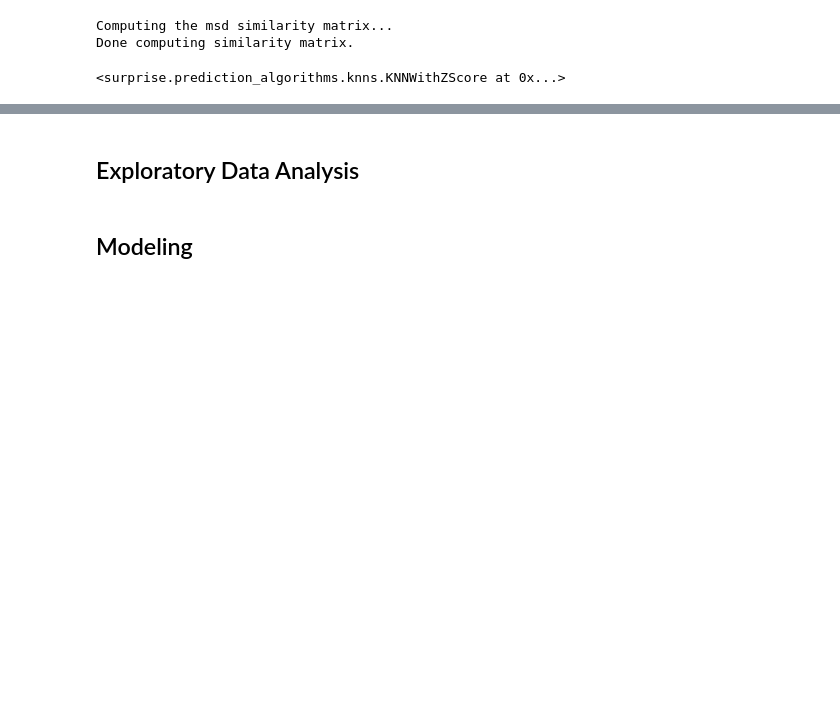
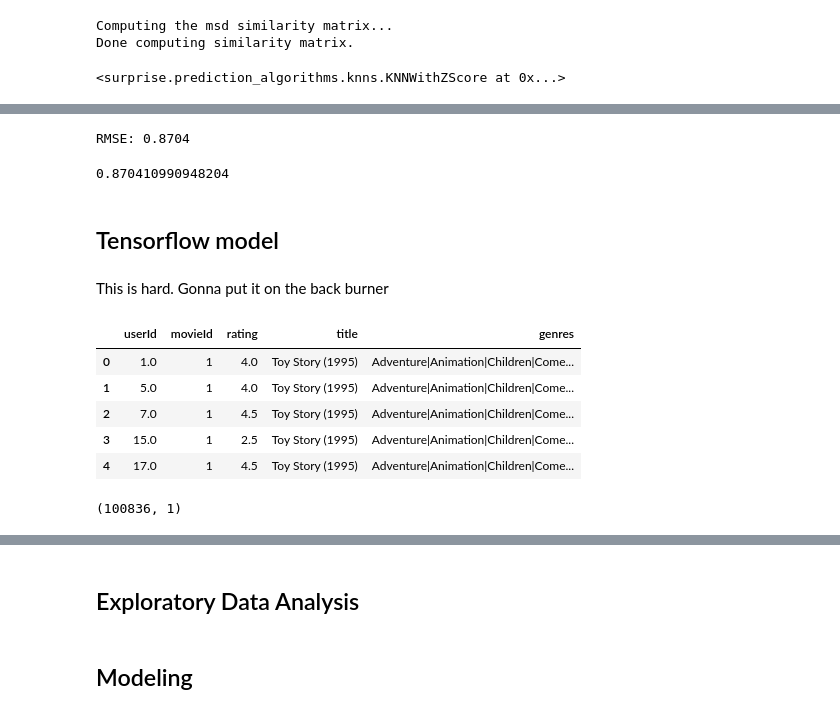
Before and after one commit to JasmineHuang25/rec-systems-project, a Jupyter notebook: Matt_notebook.ipynb, the cells around one changed output, grey strips where cells are left out. Saved outputs shown, nothing was run; the diff lists cells and outputs as text; code cells hidden in the pictures; blank space fills up the shorter version.

```diff
--- a/Matt_notebook.ipynb
+++ b/Matt_notebook.ipynb
@@ -272,0 +303,9 @@ RMSE: 0.8936
+# %%
+accuracy.rmse(predictions)
+# %% [output]
+RMSE: 0.8704
+0.870410990948204
+# %% [markdown]
+## Tensorflow model
+# %% [markdown]
+This is hard. Gonna put it on the back burner
@@ -272,0 +317,9 @@ RMSE: 0.8936
+# %%
+no_nulls.head(5)
+# %% [output]
+|  | userId | movieId | rating | title | genres |
+| 0 | 1.0 | 1 | 4.0 | Toy Story (1995) | Adventure|Animation|Children|Come... |
+| 1 | 5.0 | 1 | 4.0 | Toy Story (1995) | Adventure|Animation|Children|Come... |
+| 2 | 7.0 | 1 | 4.5 | Toy Story (1995) | Adventure|Animation|Children|Come... |
+| 3 | 15.0 | 1 | 2.5 | Toy Story (1995) | Adventure|Animation|Children|Come... |
+| 4 | 17.0 | 1 | 4.5 | Toy Story (1995) | Adventure|Animation|Children|Come... |
@@ -272,0 +335,4 @@ RMSE: 0.8936
+# %%
+y_scaled.shape
+# %% [output]
+(100836, 1)
```
Also changed, not shown: parts of 21 cells of this notebook.
